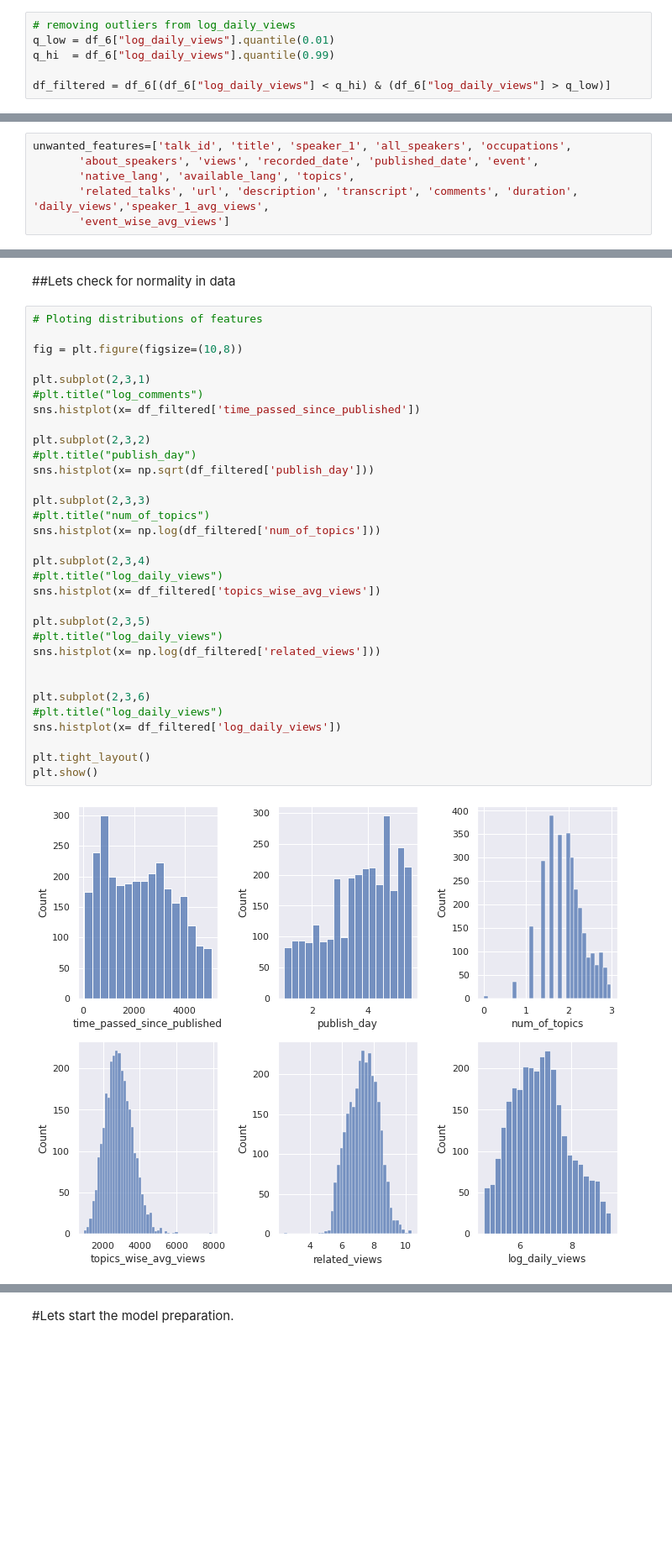
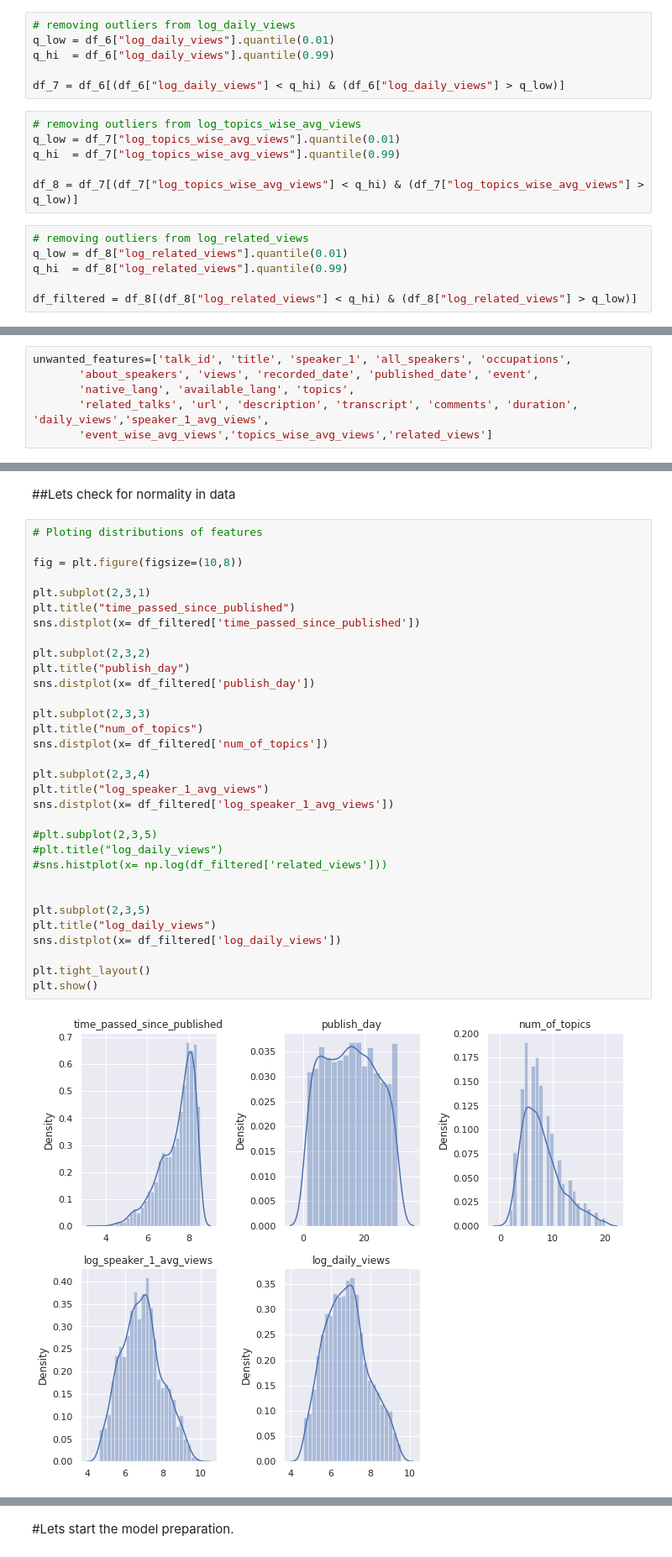
Before and after one commit to Rahul2661998/Capstone-Project-Ted-Talk-Views-Prediction-, a Jupyter notebook: Ted_Talk_Views_Predictions.ipynb, the cells around one changed output, grey strips where cells are left out. Shown at 84% size. Cells and saved outputs as stored; diff of their text form; blank space fills up the shorter version.

```diff
--- a/Ted_Talk_Views_Predictions.ipynb
+++ b/Ted_Talk_Views_Predictions.ipynb
@@ -659,7 +710,19 @@ df_6 = df_5[df_5["num_of_topics"] < q_hi]
 q_low = df_6["log_daily_views"].quantile(0.01)
 q_hi  = df_6["log_daily_views"].quantile(0.99)
 
-df_filtered = df_6[(df_6["log_daily_views"] < q_hi) & (df_6["log_daily_views"] > q_low)]
+df_7 = df_6[(df_6["log_daily_views"] < q_hi) & (df_6["log_daily_views"] > q_low)]
+# %%
+# removing outliers from log_topics_wise_avg_views
+q_low = df_7["log_topics_wise_avg_views"].quantile(0.01)
+q_hi  = df_7["log_topics_wise_avg_views"].quantile(0.99)
+
+df_8 = df_7[(df_7["log_topics_wise_avg_views"] < q_hi) & (df_7["log_topics_wise_avg_views"] > q_low)]
+# %%
+# removing outliers from log_related_views
+q_low = df_8["log_related_views"].quantile(0.01)
+q_hi  = df_8["log_related_views"].quantile(0.99)
+
+df_filtered = df_8[(df_8["log_related_views"] < q_hi) & (df_8["log_related_views"] > q_low)]
 # %%
 # New Boxplots
 fig = plt.figure(figsize=(10,8))
@@ -730,7 +801,7 @@ unwanted_features=['talk_id', 'title', 'speaker_1', 'all_speakers', 'occupations
        'about_speakers', 'views', 'recorded_date', 'published_date', 'event',
        'native_lang', 'available_lang', 'topics',
        'related_talks', 'url', 'description', 'transcript', 'comments', 'duration', 'daily_views','speaker_1_avg_views',
-       'event_wise_avg_views']
+       'event_wise_avg_views','topics_wise_avg_views','related_views']
 # %%
 df_filtered.drop(columns=unwanted_features,inplace=True)
 # %%
@@ -784,37 +854,37 @@ We have taken the VIF limit 10, Therefore dataframe without multicolinearity is:
 # %%
 # Ploting distributions of features
 
 fig = plt.figure(figsize=(10,8))
 
 plt.subplot(2,3,1)
-#plt.title("log_comments")
-sns.histplot(x= df_filtered['time_passed_since_published'])
+plt.title("time_passed_since_published")
+sns.distplot(x= df_filtered['time_passed_since_published'])
 
 plt.subplot(2,3,2)
-#plt.title("publish_day")
-sns.histplot(x= np.sqrt(df_filtered['publish_day']))
+plt.title("publish_day")
+sns.distplot(x= df_filtered['publish_day'])
 
 plt.subplot(2,3,3)
-#plt.title("num_of_topics")
-sns.histplot(x= np.log(df_filtered['num_of_topics']))
+plt.title("num_of_topics")
+sns.distplot(x= df_filtered['num_of_topics'])
 
 plt.subplot(2,3,4)
+plt.title("log_speaker_1_avg_views")
+sns.distplot(x= df_filtered['log_speaker_1_avg_views'])
+
+#plt.subplot(2,3,5)
 #plt.title("log_daily_views")
-sns.histplot(x= df_filtered['topics_wise_avg_views'])
+#sns.histplot(x= np.log(df_filtered['related_views']))
+
 
 plt.subplot(2,3,5)
-#plt.title("log_daily_views")
-sns.histplot(x= np.log(df_filtered['related_views']))
-
-
-plt.subplot(2,3,6)
-#plt.title("log_daily_views")
-sns.histplot(x= df_filtered['log_daily_views'])
+plt.title("log_daily_views")
+sns.distplot(x= df_filtered['log_daily_views'])
 
 plt.tight_layout()
 plt.show()
 # %% [output]
-[figure, old version]
+[figure, new version]
 # %%
 # Transformation
 df_filtered['sqrt_publish_day']=np.sqrt(df_filtered['publish_day'])
```
Also changed, not shown: parts of 79 cells of this notebook.
